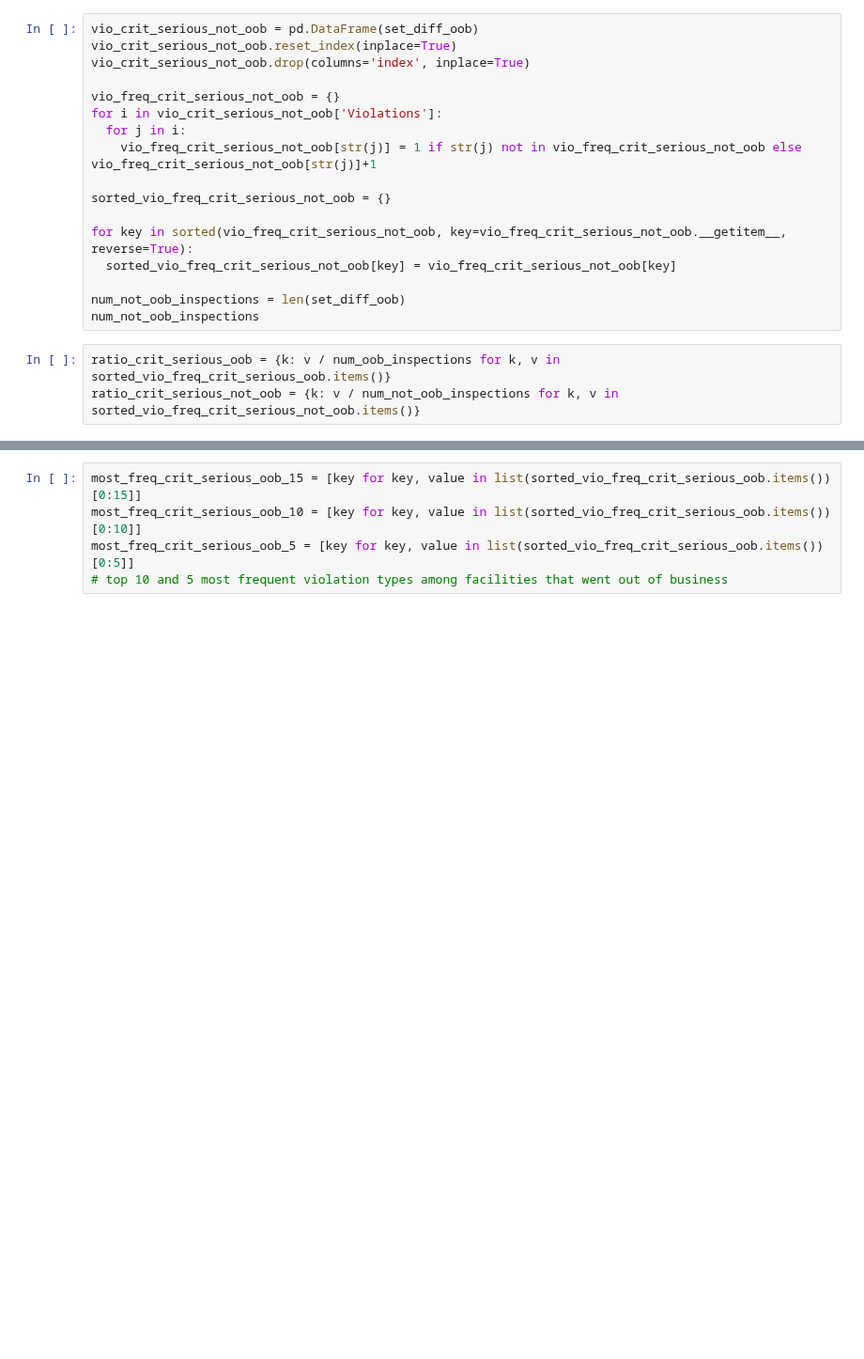
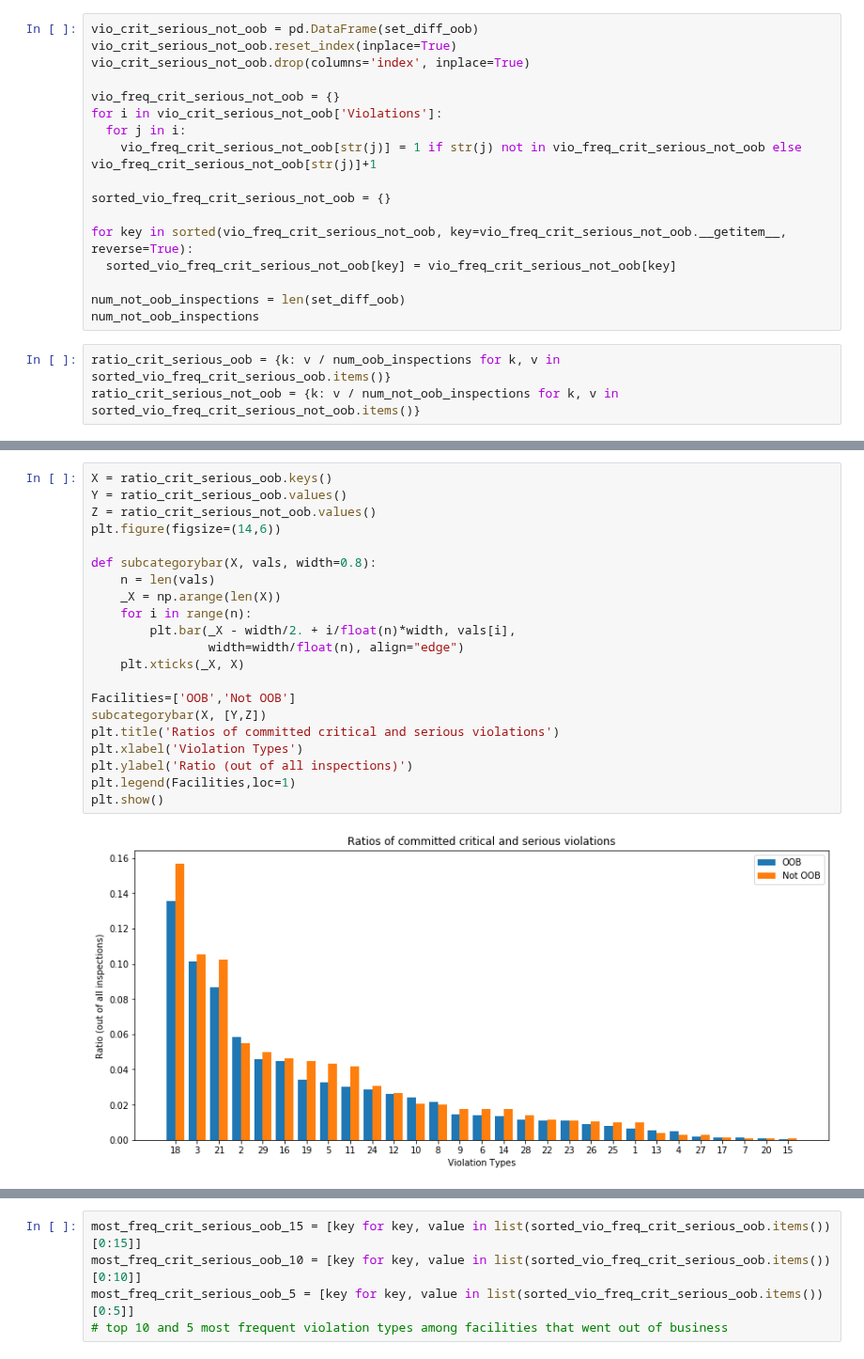
Before and after one commit to RubinDaija/epfl-ada-2019-project, a Jupyter notebook: sena_violations.ipynb, the cells around one changed output, grey strips where cells are left out. Shown at 94% size. Saved outputs shown, nothing was run; the diff lists cells and outputs as text; blank space fills up the shorter version.

```diff
--- a/sena_violations.ipynb
+++ b/sena_violations.ipynb
@@ -982,0 +983,23 @@ plt.show()
+# %%
+X = ratio_crit_serious_oob.keys()
+Y = ratio_crit_serious_oob.values()
+Z = ratio_crit_serious_not_oob.values()
+plt.figure(figsize=(14,6))
+
+def subcategorybar(X, vals, width=0.8):
+    n = len(vals)
+    _X = np.arange(len(X))
+    for i in range(n):
+        plt.bar(_X - width/2. + i/float(n)*width, vals[i],
+                width=width/float(n), align="edge")
+    plt.xticks(_X, X)
+
+Facilities=['OOB','Not OOB']
+subcategorybar(X, [Y,Z])
+plt.title('Ratios of committed critical and serious violations')
+plt.xlabel('Violation Types')
+plt.ylabel('Ratio (out of all inspections)')
+plt.legend(Facilities,loc=1)
+plt.show()
+# %% [output]
+[figure, added]
```
Also changed, not shown: parts of 2 cells of this notebook.
